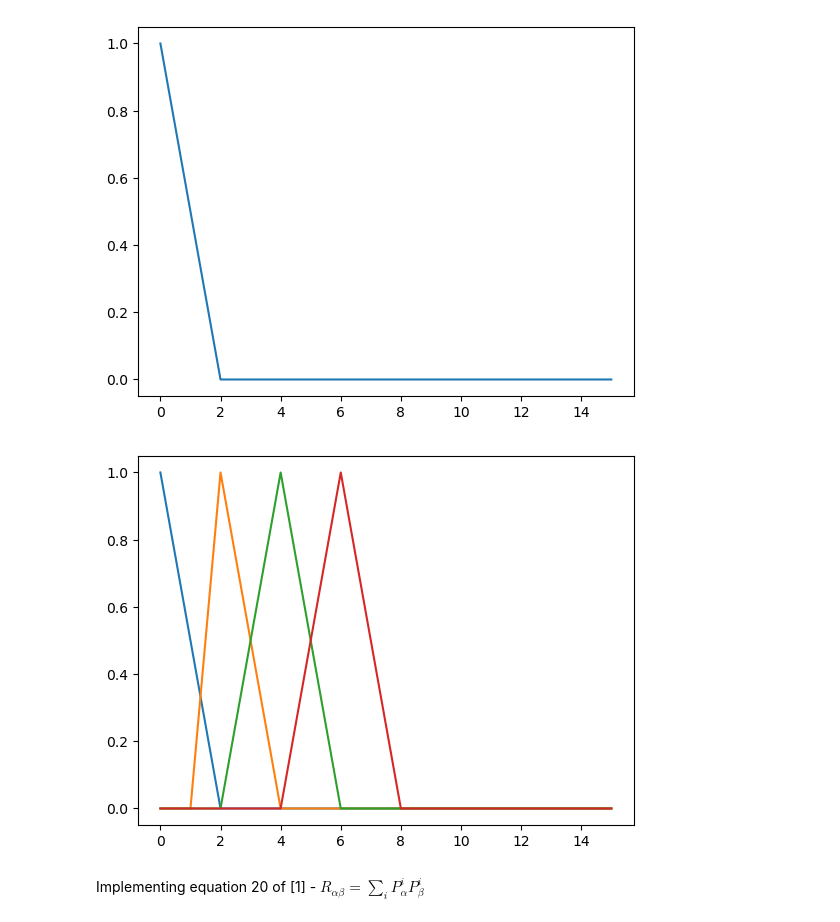
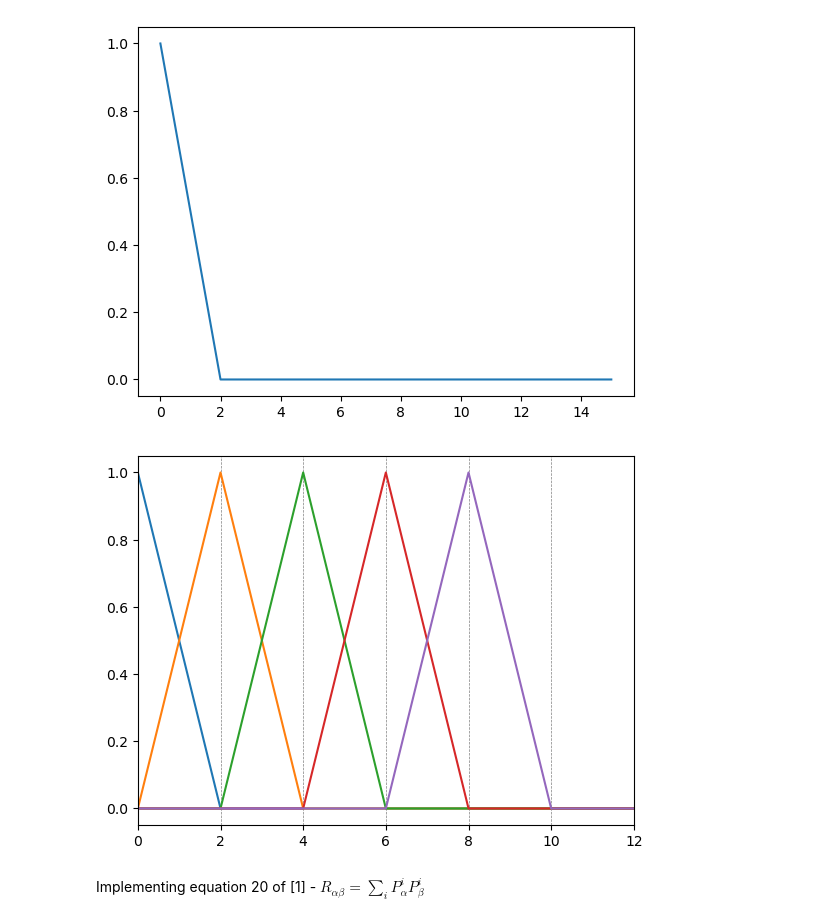
Before and after one commit to 2AUK/gillan, a Jupyter notebook: Gillan_Basis.ipynb, the cells around one changed output. Drawn from its saved outputs; the diff is of its cells as text; code cells hidden in the pictures.

```diff
--- a/Gillan_Basis.ipynb
+++ b/Gillan_Basis.ipynb
@@ -16,9 +16,11 @@ x = np.arange(0, npts) * dx
 # %% [markdown]
 Defines the number of basis functions and their corresponding nodes:
 # %%
-nbasis = 4
+nbasis = 6
 nodes_index = np.round(np.linspace(1, (npts/2)+1, num=nbasis)).astype(int)
-nodes_index = np.asarray([2, 4, 6, 8]).astype(int)
+node = 2
+nodes_index = np.arange(0, nbasis+1) * node
+nodes_index = np.asarray([0, 2, 4, 6, 8, 10]).astype(int)
 nodes = i[nodes_index]
 print(nodes_index)
 print(i)
@@ -56,10 +58,10 @@ Since the arrays are initialised with 0, we only really need to implement (2), (
 
 This paper was written most likely for Fortran where arrays start at 1, but in Python arrays are 0-indexed! Keep that in mind.
 # %%
-# For the case \alpha = 0 and idx = 0
-P[0,0] = 1
-# For \alpha = 0 and the rest of the idx
-for idx in range(1, npts):
-    if 1.0 <= i[idx] <= nodes[0]:
-        P[idx, 0] = (nodes[0] - i[idx]) / nodes[0]
+# For the case \alpha = 0 over all idx
+P[...,0] = 1
+# For \alpha = 1 and the rest of the idx
+for idx in range(0, npts):
+    if nodes[0] <= i[idx] <= nodes[1]:
+        P[idx, 1] = (nodes[1] - i[idx]) / nodes[1]
 # %%
@@ -69,18 +71,20 @@ plt.show()
 [figure]
 # %%
 # Rest of the \alpha cases
-for a in range(1, nbasis):
+for a in range(2, nbasis):
     for idx in range(0, npts):
         if nodes[a-2] <= i[idx] <= nodes[a-1]:
             P[idx, a] = (i[idx] - nodes[a-2])/(nodes[a-1] - nodes[a-2])
         elif nodes[a-1] <= i[idx] <= nodes[a]:
             P[idx, a] = (nodes[a] - i[idx])/(nodes[a] - nodes[a-1])
 # %%
-for a in range(0, nbasis):
+for a in range(1, nbasis):
+    plt.axvline(x=nodes[a], color='grey', linestyle="--", linewidth=0.5)
     plt.plot(i, P[..., a])
+plt.xlim([0.0, nodes[-1]+2])
 plt.show()
 # %% [output]
-[figure, old version]
+[figure, new version]
 # %% [markdown]
 Implementing equation 20 of [1] - $R_{\alpha\beta} = \sum_i P_\alpha^i P_\beta^i$
 # %%
```
Also changed, not shown: parts of 7 cells of this notebook.
